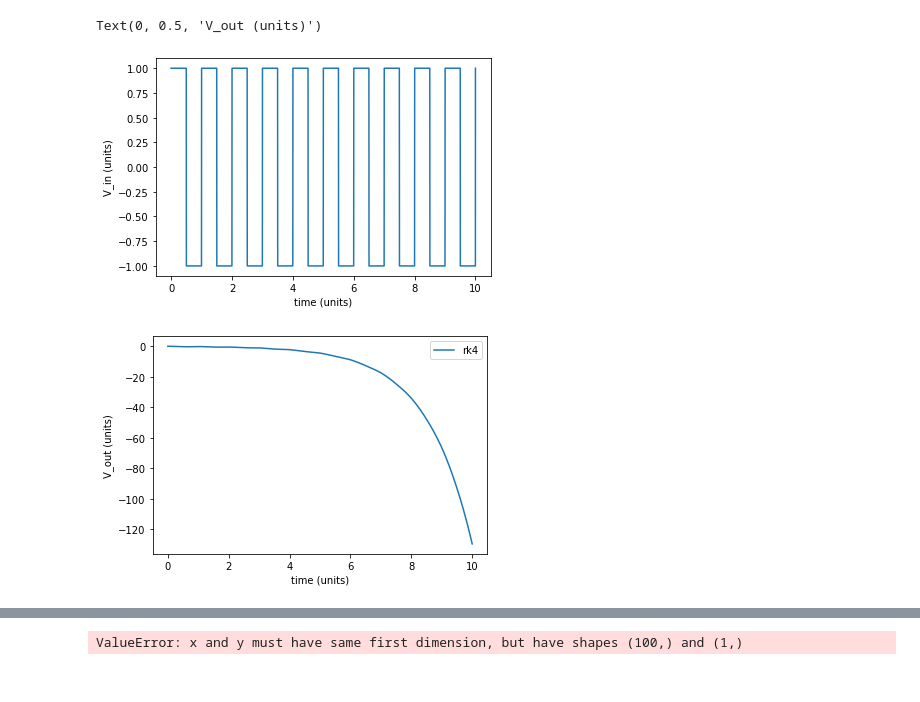
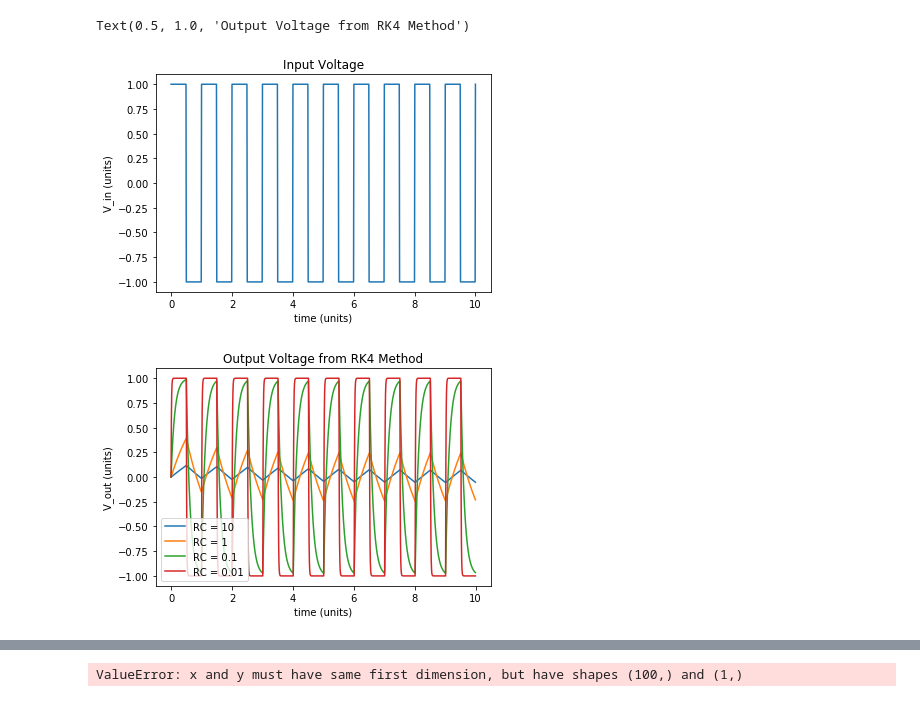
Before and after one commit to wolcottb/Lectures, a Jupyter notebook: hw1.ipynb, the cells around one changed output, grey strips where cells are left out. Drawn from its saved outputs; the diff is of its cells as text; code cells hidden in the pictures.

```diff
--- a/hw1.ipynb
+++ b/hw1.ipynb
@@ -10,13 +10,12 @@ import scipy.signal
 # %%
 # Problem 1
 
-# Using V_c = V_in*(1 - exp(-t/R/C)) and V_in - V_out - V_c = 0, we get V_out = V_in*exp(-t/R/C)
-# and dV_out/dt = (-1/R/C)*V_c
+# Using Kirchoff's current law we equate I_R, the current across the resistor = (V_out - V_in)/R and
+# I_c, the current across the capacitor = -C(dV_out/dt), to get dV_out/dt = -(V_out - V_in)/RC
 
 # Use RK4 integrator to solve for square wave input signal
-# ODE Integrator Using RK4 Method
 
-def approx_rk4(dt, t_final, R, C, V_in, V0, t0=0.0):
+def approx_rk4(dt, t_final, RC, V_in, V0, t0=0.0):
 
     # number of time steps, nust be an integer
     n  = int(t_final/dt)
@@ -34,16 +33,15 @@ def approx_rk4(dt, t_final, R, C, V_in, V0, t0=0.0):
         else :
             k1 = -dt*(V - V_in(t))
             V1 = V + k1/2
-            k2 = dt*g(R, C, V_in(t), V1)
+            k2 = dt*g(RC, V_in(t), V1)
             V2 = V + k2/2
-            k3 = dt*g(R, C, V_in(t), V2)
+            k3 = dt*g(RC, V_in(t), V2)
             V3 = V + k3
-            k4 = dt*g(R, C, V_in(t), V3)
+            k4 = dt*g(RC, V_in(t), V3)
 
-            # update value of Q at each time step and step time by dt
+            # update value of V at each time step and step time by dt
             V+= (1/6)*(k1 + 2*k2 + 2*k3 + k4)
             t+= dt
-
 
         # use append to add on to the end of a list
         V_list.append(V)
@@ -52,51 +50,58 @@ def approx_rk4(dt, t_final, R, C, V_in, V0, t0=0.0):
     # we turn the lists into numpy arrays before returning
 
     V_list = np.array(V_list)
     t_list = np.array(t_list)
 
     return t_list, V_list
 
-def g(R, C, V_in, V):
-    g = (1/R/C)*(V - V_in)
+def g(RC, V_in, V):
+    g = -(1/(RC))*(V - V_in)
     return g
 
 # Define our constants
 V0, t0 = 0.0, 0.0
-t_final, dt = 10, 0.001
-R, C = 1, 1
+t_final, dt = 10, 0.01
 
 # Define t and V_in
-t = np.linspace(t0,t_final,10000)
+t = np.linspace(t0,t_final,1000)
 
 def V_in(t):
     V_in = sp.signal.square(t*2*np.pi)
     return V_in
 
+# Plot the square wave input voltage
 V_inplot = sp.signal.square(t*2*np.pi)
 plt.plot(t, V_inplot)
 plt.xlabel("time (units)")
 plt.ylabel("V_in (units)")
+plt.title('Input Voltage')
 
-#Call our  approximate function, this returns function values and time points
-t_approx4, V_approx4 = approx_rk4(dt, t_final, R, C, V_in, V0)
+#Call our  approximate function for different RC values, this returns function values and time points
+t_approx10, V_approx10 = approx_rk4(dt, t_final, 10, V_in, V0)
+t_approx1, V_approx1 = approx_rk4(dt, t_final, 1, V_in, V0)
+t_approx01, V_approx01 = approx_rk4(dt, t_final, 0.1, V_in, V0)
+t_approx001, V_approx001 = approx_rk4(dt, t_final, 0.01, V_in, V0)
 
-
-# Generate plots
+# Generate rk4 plots
 fig = plt.figure()
 ax = fig.add_subplot(111)
-ax.plot(t_approx4, V_approx4, linestyle = '-', label = "rk4")
-
-
-# plot approximate solution (use discrete points with no connecting line)
-#ax.plot()
-
+ax.plot(t_approx10, V_approx10, linestyle = '-', label = "RC = 10")
+ax.plot(t_approx1, V_approx1, linestyle = '-', label = "RC = 1")
+ax.plot(t_approx01, V_approx01, linestyle = '-', label = "RC = 0.1")
+ax.plot(t_approx001, V_approx001, linestyle = '-', label = "RC = 0.01")
 plt.legend()
 plt.xlabel("time (units)")
 plt.ylabel("V_out (units)")
+plt.title('Output Voltage from RK4 Method')
+
+# For larger RC value, the system is able to react less quickly to the input voltage switching because more charge can be
+# stored in the capacitor/less current flows through the resistor. When we decrease the RC value we see that the output
+# voltage more quickly responds to changes in the input voltage. If we can alter the value of RC in the cirucit, we
+# can control the output voltage for a given input signal: allow it to pass through mostly unaltered for small RC and
 # %% [output]
-Text(0, 0.5, 'V_out (units)')
+Text(0.5, 1.0, 'Output Voltage from RK4 Method')
-[figure, old version]
+[figure, new version]
-[figure, old version]
+[figure, new version]
 # %%
 # ODE Integrator Using RK4 Method
 
```
